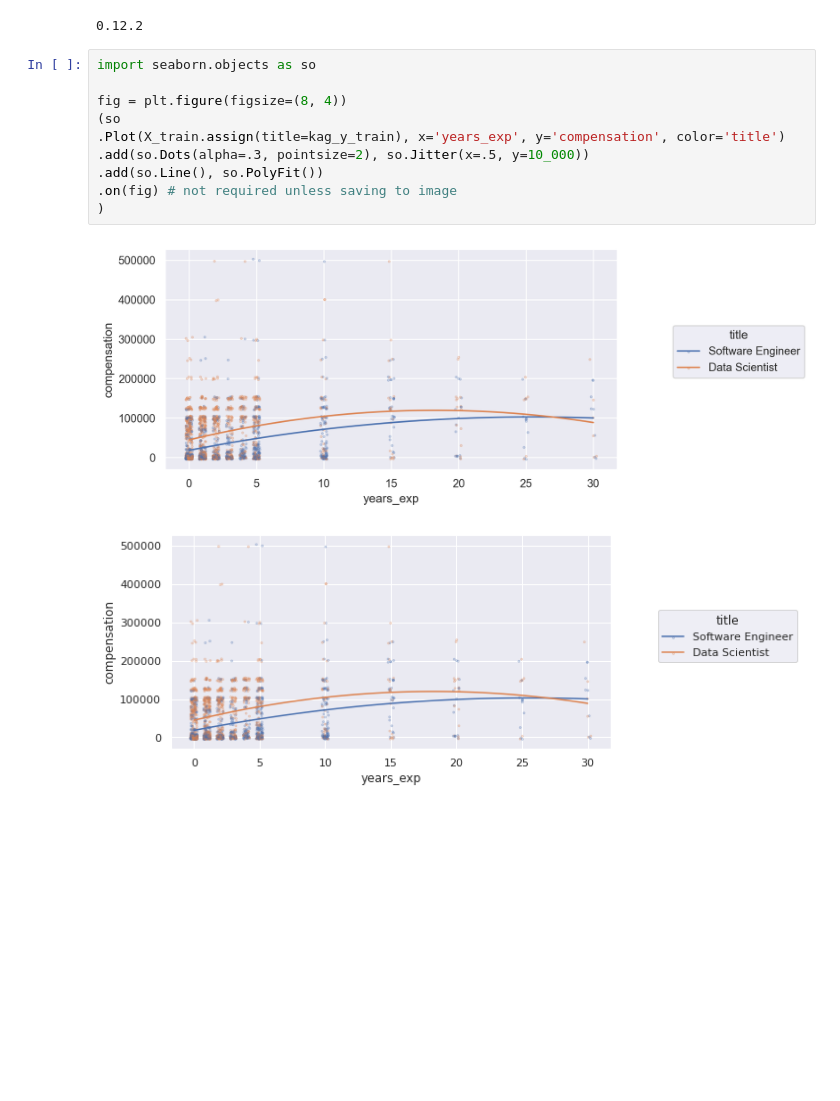
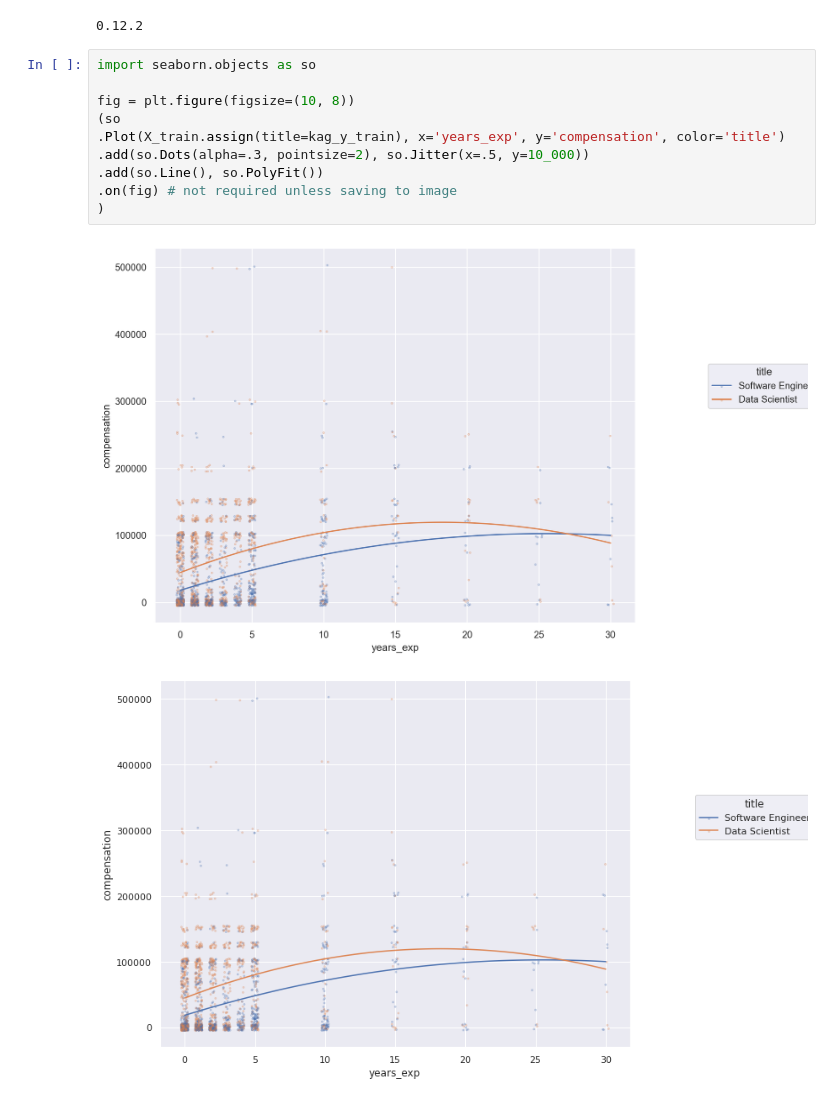
Before and after one commit to curtpond/xgboost, a Jupyter notebook: kaggle-survey.ipynb, the cells around one changed output. Drawn from its saved outputs; the diff is of its cells as text; blank space fills up the shorter version.

Commit message:
Created new plot.

```diff
--- a/kaggle-survey.ipynb
+++ b/kaggle-survey.ipynb
@@ -306,12 +306,12 @@ print(seaborn.__version__)
 # %%
 import seaborn.objects as so
 
-fig = plt.figure(figsize=(8, 4))
+fig = plt.figure(figsize=(10, 8))
 (so
 .Plot(X_train.assign(title=kag_y_train), x='years_exp', y='compensation', color='title') .add(so.Dots(alpha=.3, pointsize=2), so.Jitter(x=.5, y=10_000))
 .add(so.Line(), so.PolyFit())
 .on(fig) # not required unless saving to image
 )
 # %% [output]
-[figure, old version]
+[figure, new version]
-[figure, old version]
+[figure, new version]
```
Also changed, not shown: parts of 1 cell of this notebook.
